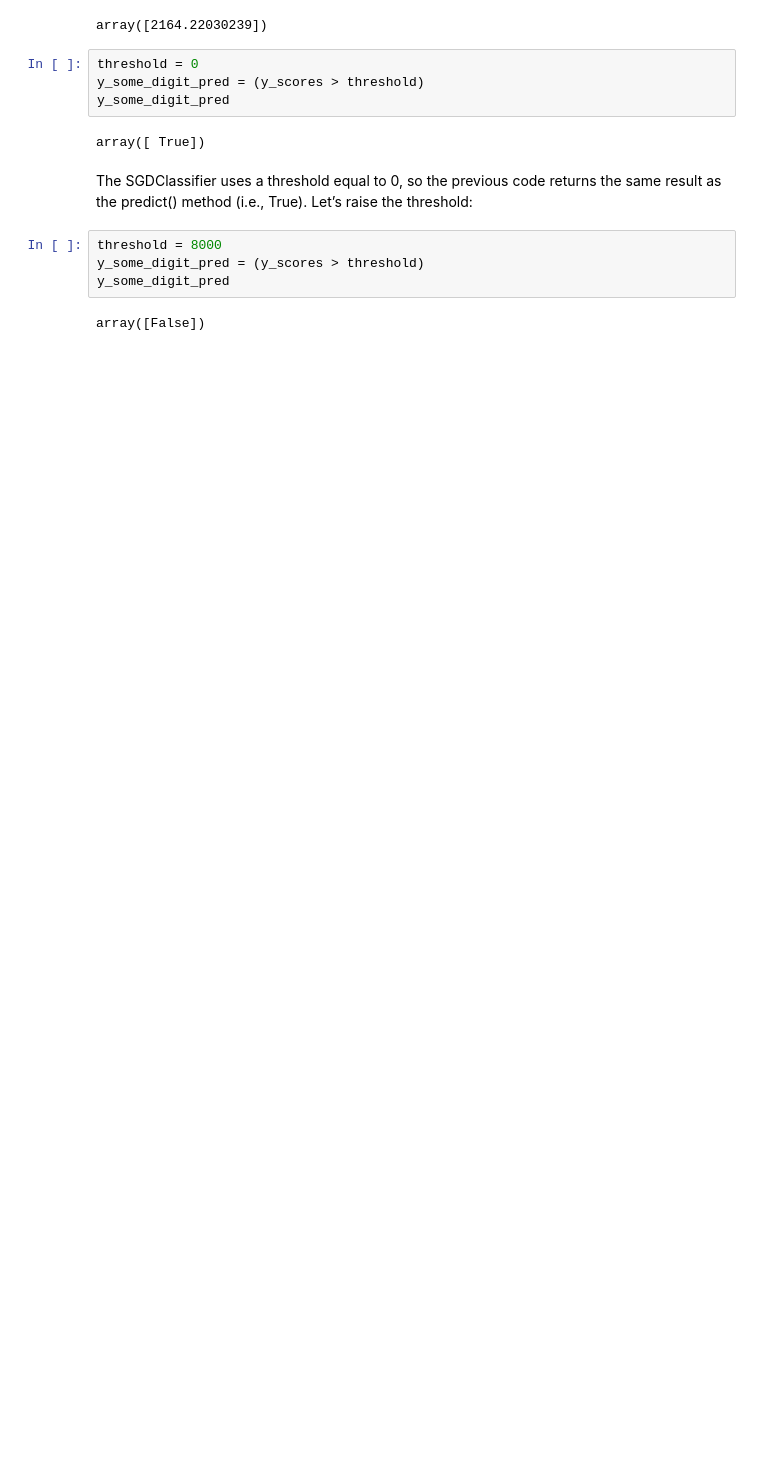
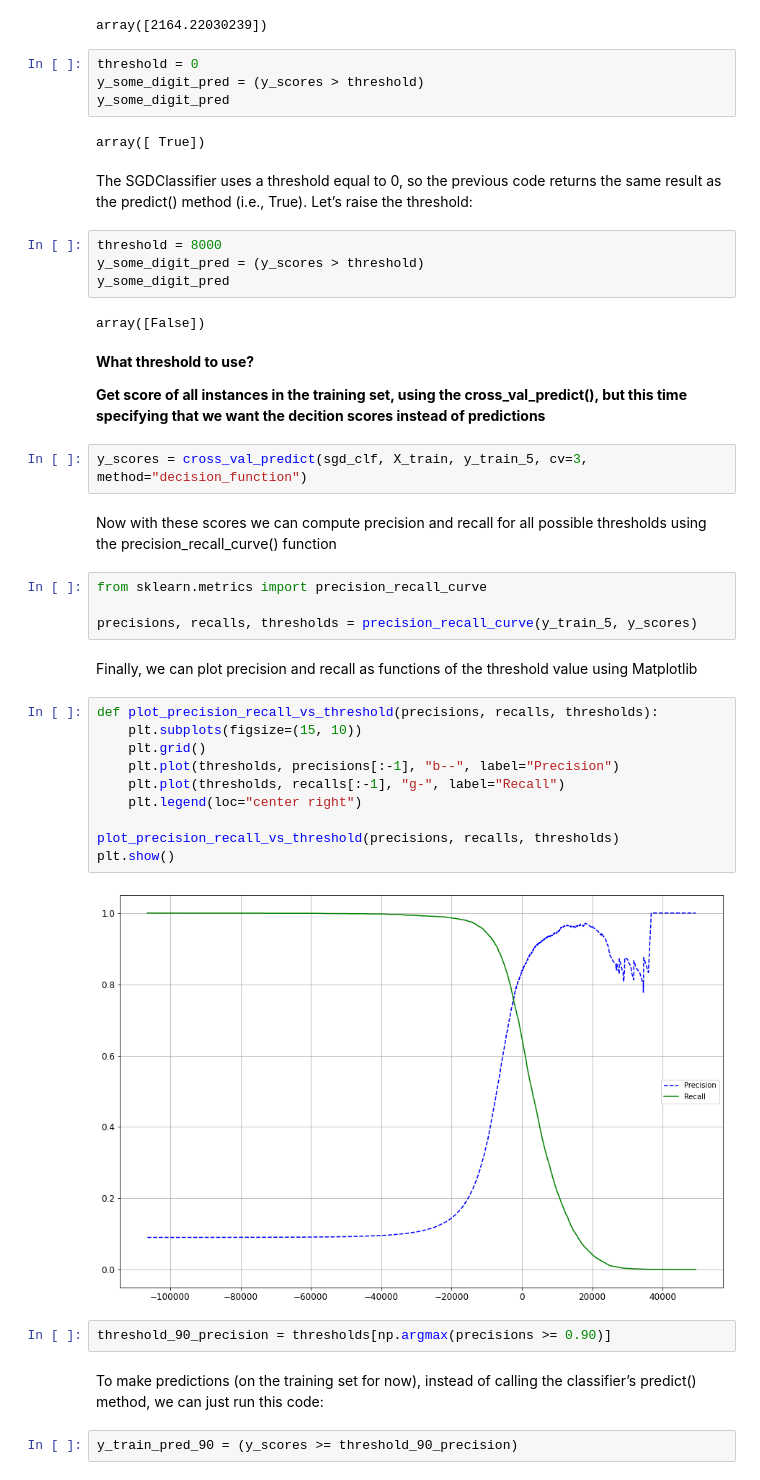
Before and after one commit to Tureczek/Jupyter_notebook_Data_Science, a Jupyter notebook: DS Exercises/Chapter 3 - Classification.ipynb, the cells around one changed output. Drawn from its saved outputs; the diff is of its cells as text; blank space fills up the shorter version.

```diff
--- a/DS Exercises/Chapter 3 - Classification.ipynb
+++ b/DS Exercises/Chapter 3 - Classification.ipynb
@@ -225,3 +225,36 @@ y_some_digit_pred = (y_scores > threshold)
 y_some_digit_pred
 # %% [output]
 array([False])
+# %% [markdown]
+**What threshold to use?**
+
+**Get score of all instances in the training set, using the cross_val_predict(), but this time specifying that we want the decition scores instead of predictions**
+# %%
+y_scores = cross_val_predict(sgd_clf, X_train, y_train_5, cv=3, method="decision_function")
+# %% [markdown]
+Now with these scores we can compute precision and recall for all possible thresholds using the precision_recall_curve() function
+# %%
+from sklearn.metrics import precision_recall_curve
+
+precisions, recalls, thresholds = precision_recall_curve(y_train_5, y_scores)
+# %% [markdown]
+Finally, we can plot precision and recall as functions of the threshold value using Matplotlib
+# %%
+def plot_precision_recall_vs_threshold(precisions, recalls, thresholds):
+    plt.subplots(figsize=(15, 10))
+    plt.grid()
+    plt.plot(thresholds, precisions[:-1], "b--", label="Precision")
+    plt.plot(thresholds, recalls[:-1], "g-", label="Recall")
+    plt.legend(loc="center right")
+
+plot_precision_recall_vs_threshold(precisions, recalls, thresholds)
+plt.show()
+# %% [output]
+[figure, added]
+# %%
+threshold_90_precision = thresholds[np.argmax(precisions >= 0.90)]
+# %% [markdown]
+To make predictions (on the training set for now), instead of calling the classifier’s
+predict() method, we can just run this code:
+# %%
+y_train_pred_90 = (y_scores >= threshold_90_precision)
```
Also changed, not shown: parts of 49 cells of this notebook, 1 other file.
